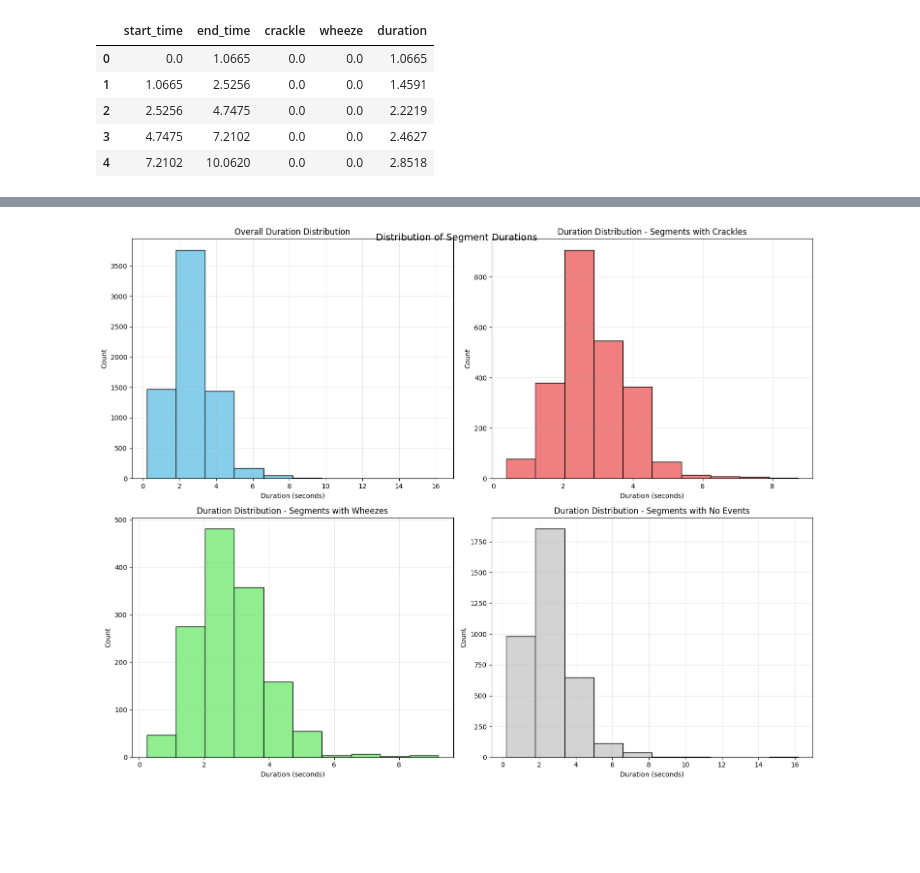
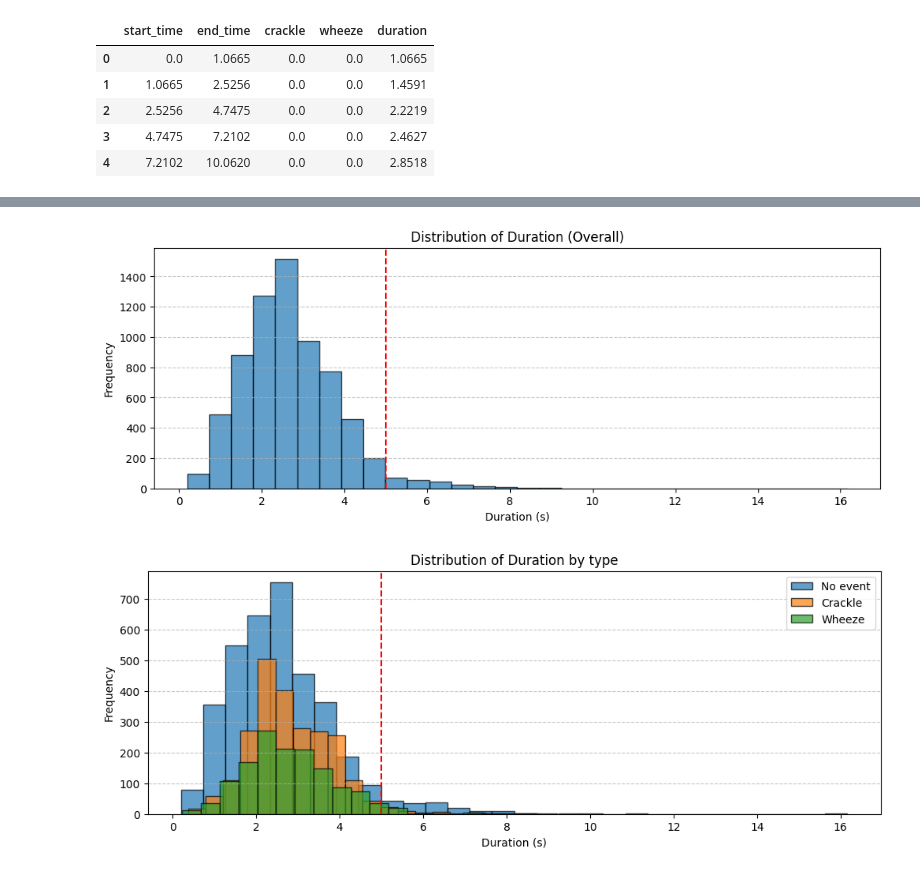
Before and after one commit to davidesalvi/ICBHI_2017, a Jupyter notebook: notebook/analyze_data.ipynb, the cells around one changed output, grey strips where cells are left out. Cells and saved outputs as stored; diff of their text form; code cells hidden in the pictures; blank space fills up the shorter version.

```diff
--- a/notebook/analyze_data.ipynb
+++ b/notebook/analyze_data.ipynb
@@ -101,7 +101,7 @@ for file_name in os.listdir('../data/events/'):
         continue
 
     df = pd.read_csv(file_path, sep='\t', header=None, names=['start_time', 'end_time', 'event'])
-    df['duration'] = data['end_time'] - data['start_time']
+    df['duration'] = df['end_time'] - df['start_time']
     df['event'] = df['event'].str.strip()
 
     df_events = pd.concat([df_events, df], axis=0)
@@ -221,39 +192,28 @@ plt.show()
+# %%
+plt.figure(figsize=(12, 4))
+plt.hist(df_experts['duration'], bins=30, alpha=0.7, edgecolor='black')
+plt.axvline(x=5, color='red', linestyle='--')
+plt.title("Distribution of Duration (Overall)")
+plt.xlabel("Duration (s)")
+plt.ylabel("Frequency")
+plt.grid(axis='y', linestyle='--', alpha=0.7)
+plt.show()
+# %% [output]
+[figure, added]
 # %%
-fig, axs = plt.subplots(2, 2, figsize=(15, 12))
-fig.suptitle('Distribution of Segment Durations', fontsize=14, y=0.95)
+plt.figure(figsize=(12, 4))
 
-# Overall duration distribution
-axs[0, 0].hist(df_experts['duration'], bins=10, edgecolor='black', color='skyblue')
-axs[0, 0].set_title('Overall Duration Distribution')
-axs[0, 0].set_xlabel('Duration (seconds)')
-axs[0, 0].set_ylabel('Count')
-axs[0, 0].grid(True, alpha=0.3)
+plt.hist(df_experts[(df_experts['crackle'] == 0) & (df_experts['wheeze'] == 0)]['duration'], bins=30, alpha=0.7, label="No event", edgecolor='black')
+plt.hist(df_experts[df_experts['crackle'] == 1]['duration'], bins=20, alpha=0.7, label="Crackle", edgecolor='black')
+plt.hist(df_experts[df_experts['wheeze'] == 1]['duration'], bins=20, alpha=0.7, label="Wheeze", edgecolor='black')
 
-# Duration distribution for segments with crackles
-crackle_durations = df_experts[df_experts['crackle'] > 0]['duration']
-axs[0, 1].hist(crackle_durations, bins=10, edgecolor='black', color='lightcoral')
-axs[0, 1].set_title('Duration Distribution - Segments with Crackles')
-axs[0, 1].set_xlabel('Duration (seconds)')
-axs[0, 1].set_ylabel('Count')
-axs[0, 1].grid(True, alpha=0.3)
-
-# Duration distribution for segments with wheezes
-wheeze_durations = df_experts[df_experts['wheeze'] > 0]['duration']
-axs[1, 0].hist(wheeze_durations, bins=10, edgecolor='black', color='lightgreen')
-axs[1, 0].set_title('Duration Distribution - Segments with Wheezes')
-axs[1, 0].set_xlabel('Duration (seconds)')
-axs[1, 0].set_ylabel('Count')
-axs[1, 0].grid(True, alpha=0.3)
-
-# Duration distribution for segments with no events
-normal_durations = df_experts[(df_experts['crackle'] == 0) & (df_experts['wheeze'] == 0)]['duration']
-axs[1, 1].hist(normal_durations, bins=10, edgecolor='black', color='lightgray')
-axs[1, 1].set_title('Duration Distribution - Segments with No Events')
-axs[1, 1].set_xlabel('Duration (seconds)')
-axs[1, 1].set_ylabel('Count')
-axs[1, 1].grid(True, alpha=0.3)
-
-plt.tight_layout()
+plt.axvline(x=5, color='red', linestyle='--')
+plt.title("Distribution of Duration by type")
+plt.xlabel("Duration (s)")
+plt.ylabel("Frequency")
+plt.legend()
+plt.grid(axis='y', linestyle='--', alpha=0.7)
+plt.show()
 # %% [output]
-[figure, old version]
+[figure, new version]
 # %%
```
Also changed, not shown: parts of 10 cells of this notebook.
